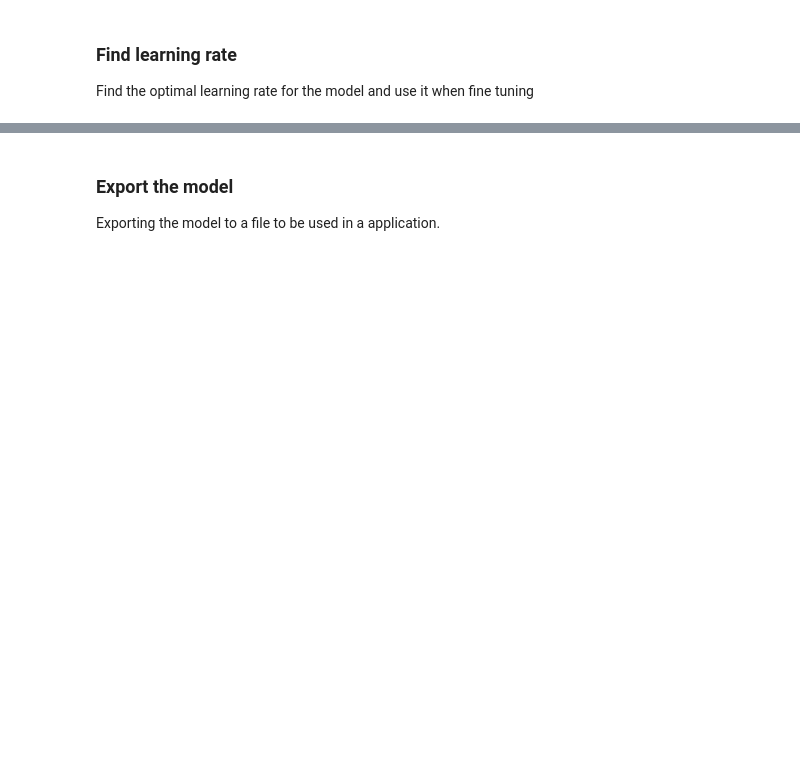
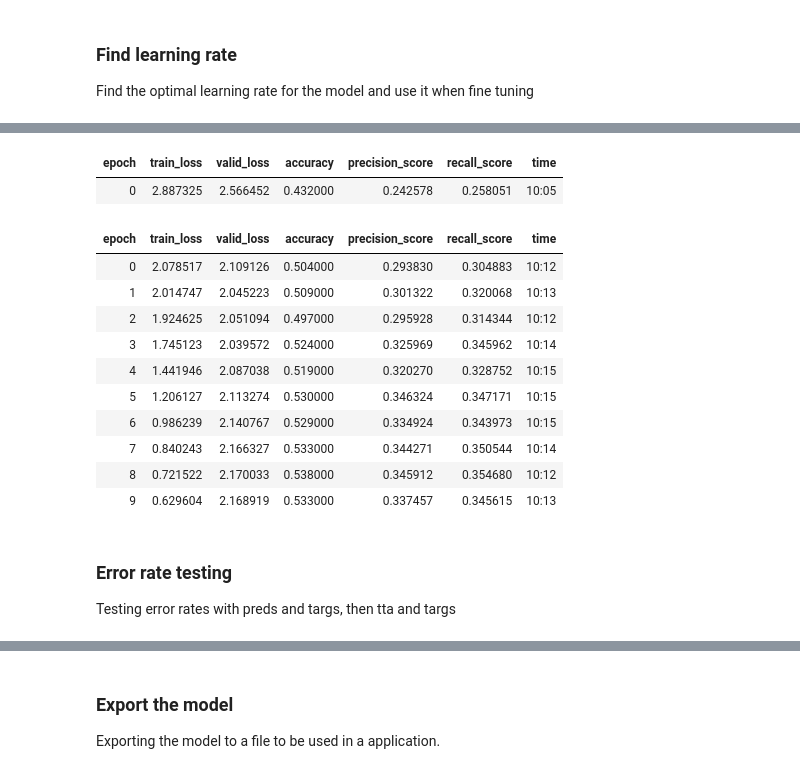
Before and after one commit to jaflaten/food-recognizer, a Jupyter notebook: food-recog-loader.ipynb, the cells around one changed output, grey strips where cells are left out. Drawn from its saved outputs; the diff is of its cells as text; code cells hidden in the pictures; blank space fills up the shorter version.

```diff
--- a/food-recog-loader.ipynb
+++ b/food-recog-loader.ipynb
@@ -168,2 +206,19 @@ print(base_lr)
 # %%
-learner.fine_tune(5, base_lr=base_lr)
+learner.fine_tune(10, base_lr=base_lr)
+# %% [output]
+| epoch | train_loss | valid_loss | accuracy | precision_score | recall_score | time |
+| 0 | 2.887325 | 2.566452 | 0.432000 | 0.242578 | 0.258051 | 10:05 |
+| epoch | train_loss | valid_loss | accuracy | precision_score | recall_score | time |
+| 0 | 2.078517 | 2.109126 | 0.504000 | 0.293830 | 0.304883 | 10:12 |
+| 1 | 2.014747 | 2.045223 | 0.509000 | 0.301322 | 0.320068 | 10:13 |
+| 2 | 1.924625 | 2.051094 | 0.497000 | 0.295928 | 0.314344 | 10:12 |
+| 3 | 1.745123 | 2.039572 | 0.524000 | 0.325969 | 0.345962 | 10:14 |
+| 4 | 1.441946 | 2.087038 | 0.519000 | 0.320270 | 0.328752 | 10:15 |
+| 5 | 1.206127 | 2.113274 | 0.530000 | 0.346324 | 0.347171 | 10:15 |
+| 6 | 0.986239 | 2.140767 | 0.529000 | 0.334924 | 0.343973 | 10:15 |
+| 7 | 0.840243 | 2.166327 | 0.533000 | 0.344271 | 0.350544 | 10:14 |
+| 8 | 0.721522 | 2.170033 | 0.538000 | 0.345912 | 0.354680 | 10:12 |
+| 9 | 0.629604 | 2.168919 | 0.533000 | 0.337457 | 0.345615 | 10:13 |
+# %% [markdown]
+### Error rate testing
+Testing error rates with preds and targs, then tta and targs
```
Also changed, not shown: parts of 25 cells of this notebook.
